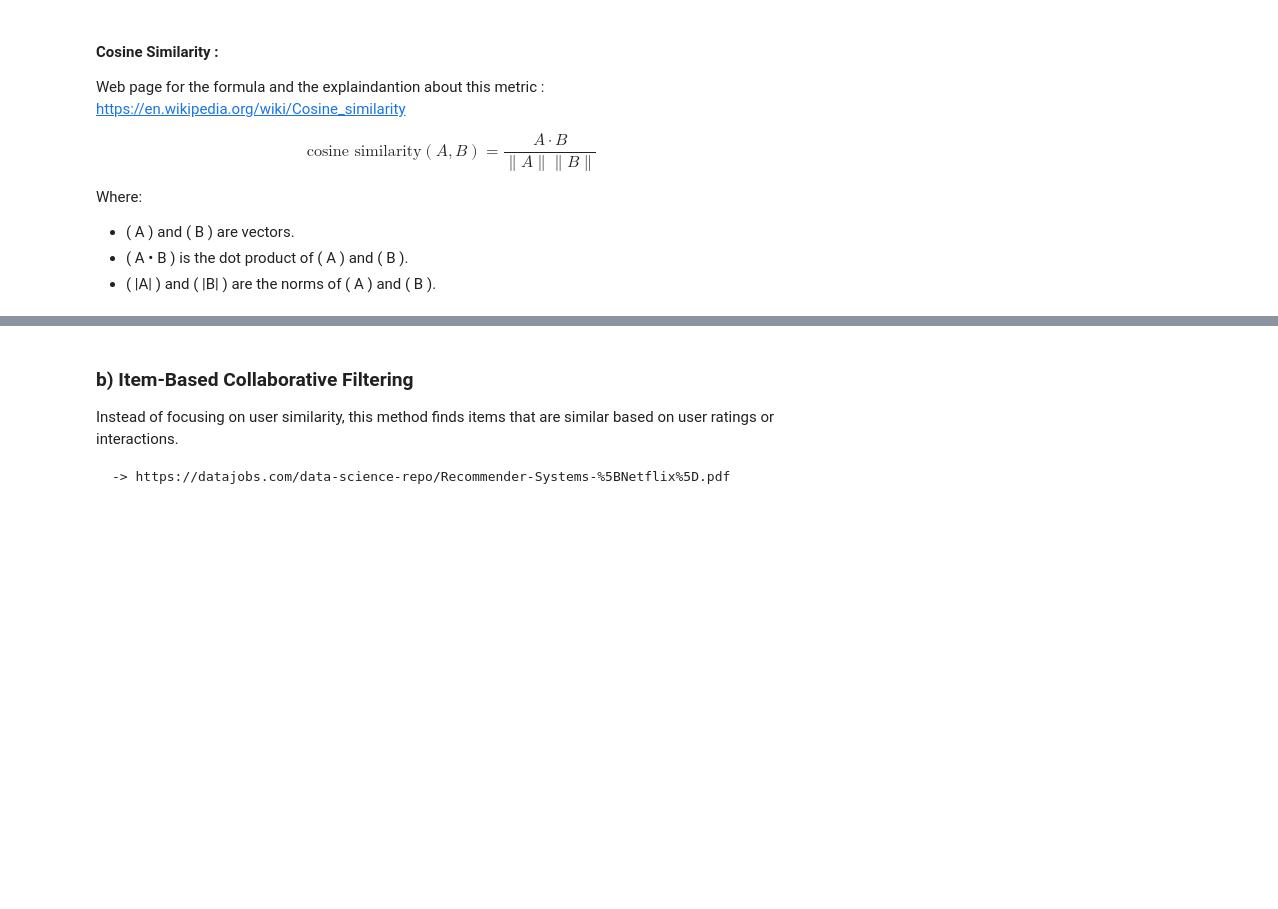
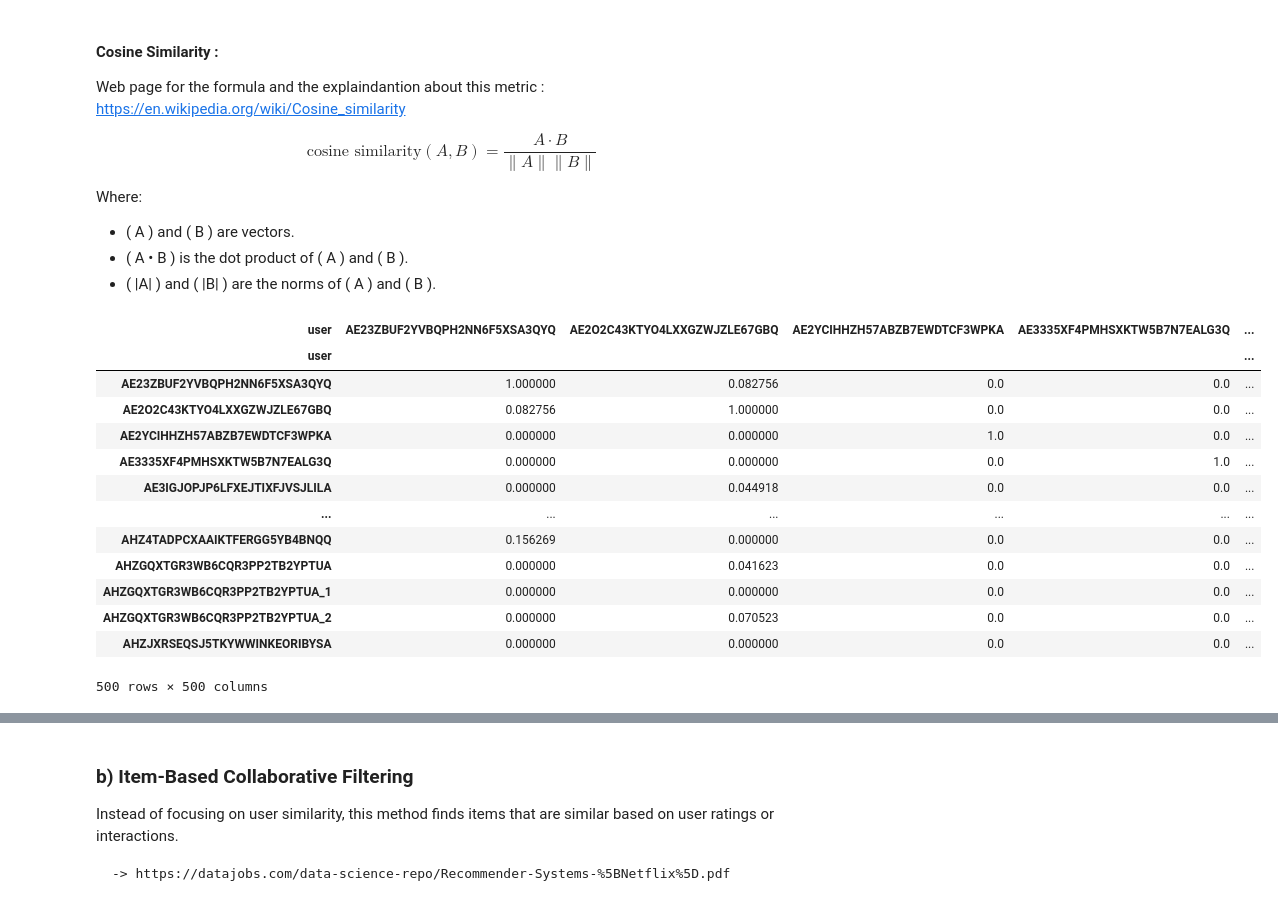
Before and after one commit to arazig/Advanced-ML-project, a Jupyter notebook: Notebook.ipynb, the cells around one changed output, grey strips where cells are left out. Saved outputs shown, nothing was run; the diff lists cells and outputs as text; code cells hidden in the pictures; blank space fills up the shorter version.

Commit message:
adding top 500 most actives users but too much sparsity

```diff
--- a/Notebook.ipynb
+++ b/Notebook.ipynb
@@ -261,8 +303,24 @@ def Cosine_similarity (a,b) :
 # %%
 #Cosine similarity for the entire matrix (between all products)
 from sklearn.metrics.pairwise import cosine_similarity
 
-cosine_sim_matrix = cosine_similarity(df_recommendation.T) # we use thetranspose because we need to compute the similiratyu between the columns
+df_recommendation = df_recommendation.fillna(0)
+cosine_sim_matrix = cosine_similarity(df_recommendation) # (we maybe need to use thetranspose because we need to compute the similiratyu between the columns)
 
-cosine_sim_df = pd.DataFrame(cosine_sim_matrix, index= df_recommendation.columns, columns= df_recommendation.columns)
+cosine_sim_df = pd.DataFrame(cosine_sim_matrix, index= df_recommendation.index, columns= df_recommendation.index)
 cosine_sim_df
+# %% [output]
+| user | AE23ZBUF2YVBQPH2NN6F5XSA3QYQ | AE2O2C43KTYO4LXXGZWJZLE67GBQ | AE2YCIHHZH57ABZB7EWDTCF3WPKA | AE3335XF4PMHSXKTW5B7N7EALG3Q | ... |
+| user |  |  |  |  | ... |
+| AE23ZBUF2YVBQPH2NN6F5XSA3QYQ | 1.000000 | 0.082756 | 0.0 | 0.0 | ... |
+| AE2O2C43KTYO4LXXGZWJZLE67GBQ | 0.082756 | 1.000000 | 0.0 | 0.0 | ... |
+| AE2YCIHHZH57ABZB7EWDTCF3WPKA | 0.000000 | 0.000000 | 1.0 | 0.0 | ... |
+| AE3335XF4PMHSXKTW5B7N7EALG3Q | 0.000000 | 0.000000 | 0.0 | 1.0 | ... |
+| AE3IGJOPJP6LFXEJTIXFJVSJLILA | 0.000000 | 0.044918 | 0.0 | 0.0 | ... |
+| ... | ... | ... | ... | ... | ... |
+| AHZ4TADPCXAAIKTFERGG5YB4BNQQ | 0.156269 | 0.000000 | 0.0 | 0.0 | ... |
+| AHZGQXTGR3WB6CQR3PP2TB2YPTUA | 0.000000 | 0.041623 | 0.0 | 0.0 | ... |
+| AHZGQXTGR3WB6CQR3PP2TB2YPTUA_1 | 0.000000 | 0.000000 | 0.0 | 0.0 | ... |
+| AHZGQXTGR3WB6CQR3PP2TB2YPTUA_2 | 0.000000 | 0.070523 | 0.0 | 0.0 | ... |
+| AHZJXRSEQSJ5TKYWWINKEORIBYSA | 0.000000 | 0.000000 | 0.0 | 0.0 | ... |
+500 rows × 500 columns
```
Also changed, not shown: parts of 13 cells of this notebook.
